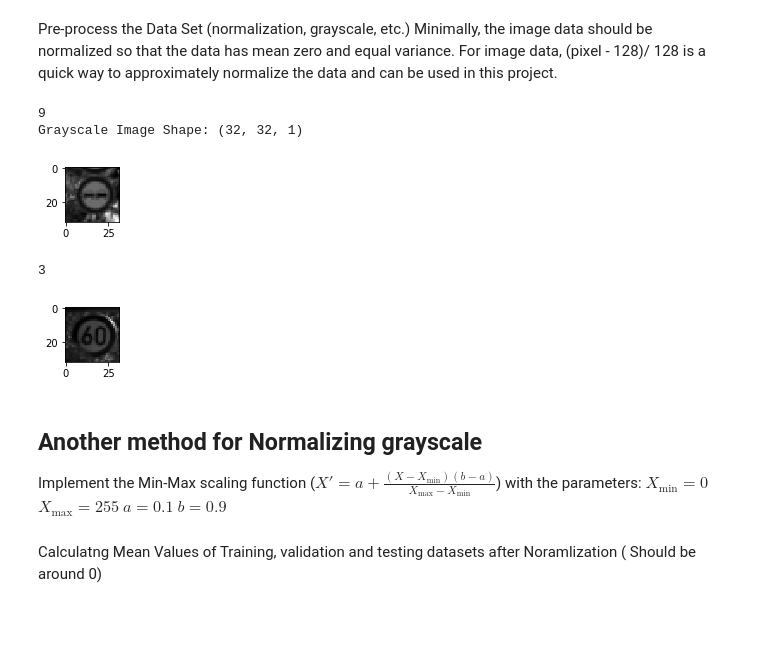
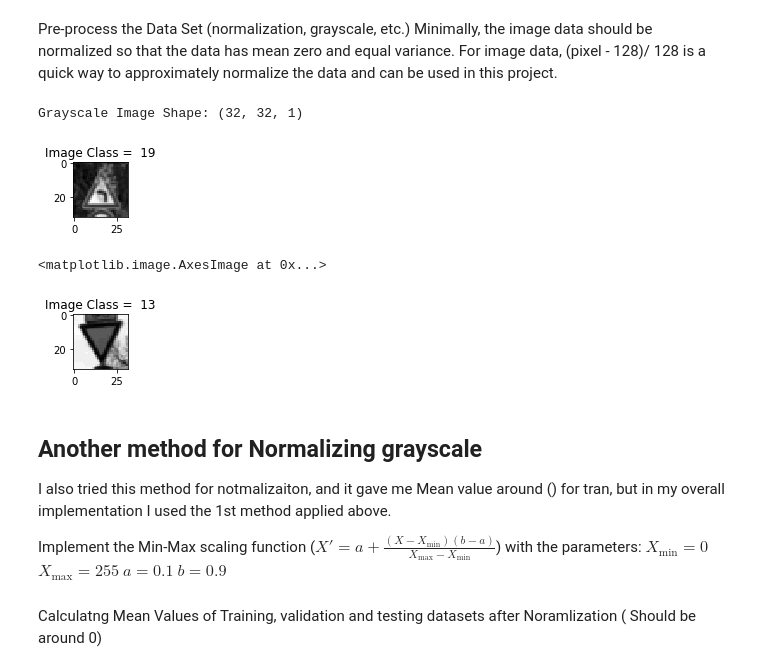
Before and after one commit to MyadaRoshdi/LeNet5-Lab2, a Jupyter notebook: LeNet-Lab-Solution.ipynb, the cells around one changed output. Drawn from its saved outputs; the diff is of its cells as text; code cells hidden in the pictures; blank space fills up the shorter version.

```diff
--- a/LeNet-Lab-Solution.ipynb
+++ b/LeNet-Lab-Solution.ipynb
@@ -101,26 +114,27 @@ Minimally, the image data should be normalized so that the data has mean zero an
 # %%
 
 # Convert to grayscale,
 X_train = np.sum(X_train/3, axis=3, keepdims=True)
 X_validation = np.sum(X_validation/3, axis=3, keepdims=True)
 X_test = np.sum(X_test/3, axis=3, keepdims=True)
 
 
 
 
 # visualize 1- Random image after grayscale conversion from training dataset
 index = random.randint(0, len(X_train))
 image = X_train[index].squeeze()
 plt.figure(figsize=(1,1))
+#plt.figure(figsize=(3,3))
+plt.title("Image Class =  {}".format(y_train[index]))
 plt.imshow(image, cmap="gray")
-print(y_train[index])
+#print(y_train[index])
 
 # printing the data image dimension now after converting to grayscale
 print("Grayscale Image Shape: {}".format(X_train[0].shape))
 # %% [output]
-9
 Grayscale Image Shape: (32, 32, 1)
-[figure, old version]
+[figure, new version]
 # %%
 # Normalize the data (pixel - 128)/ 128
 
@@ -132,13 +146,14 @@ X_test = (X_test - 128)/128
 index = random.randint(0, len(X_train))
 image = X_train[index].squeeze()
 plt.figure(figsize=(1,1))
+plt.title("Image Class =  {}".format(y_train[index]))
 plt.imshow(image, cmap="gray")
-print(y_train[index])
 # %% [output]
-3
+<matplotlib.image.AxesImage at 0x...>
-[figure, old version]
+[figure, new version]
 # %% [markdown]
 ## Another method for Normalizing grayscale
+I also tried this method for notmalizaiton, and it gave me Mean value around () for tran, but in my overall implementation I used the 1st method applied above.
 
 Implement the Min-Max scaling function ($X'=a+{\frac {\left(X-X_{\min }\right)\left(b-a\right)}{X_{\max }-X_{\min }}}$) with the parameters:
 $X_{\min }=0$
```
Also changed, not shown: parts of 14 cells of this notebook.
